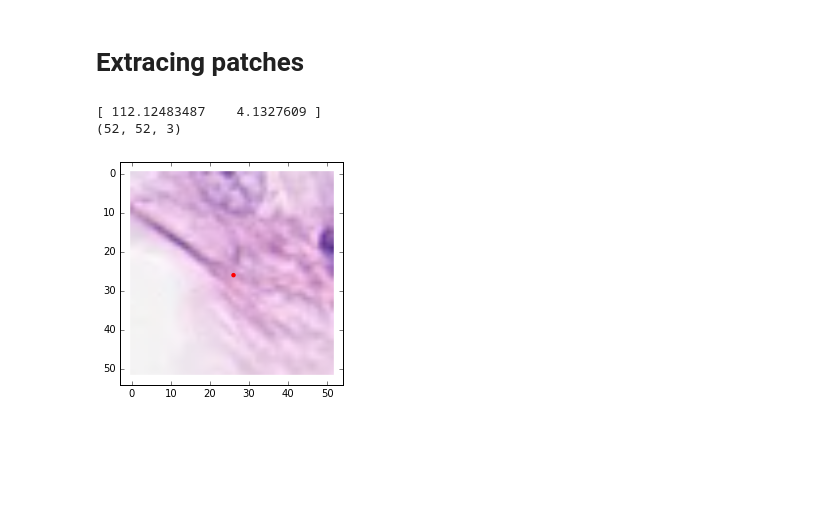
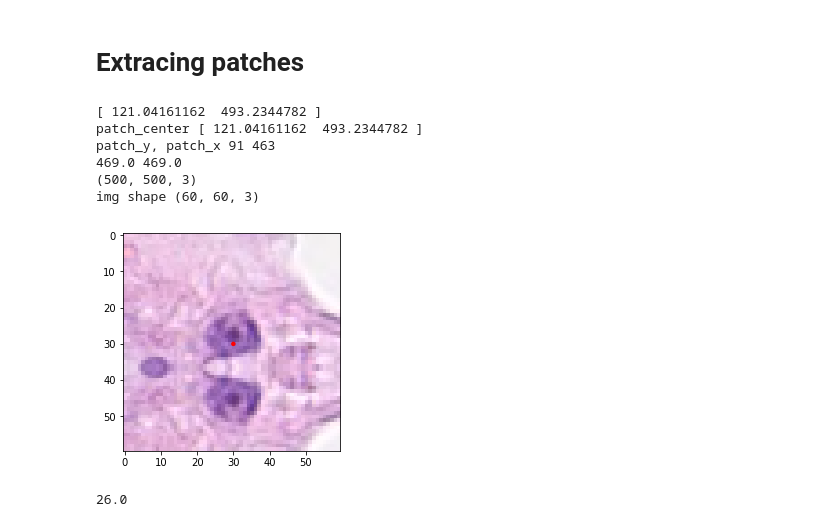
Before and after one commit to JonnyTran/nuclei-segmentation, a Jupyter notebook: notebooks/external_data_preprocessing.ipynb, the cells around one changed output. Saved outputs shown, nothing was run; the diff lists cells and outputs as text; code cells hidden in the pictures; blank space fills up the shorter version.

```diff
--- a/notebooks/external_data_preprocessing.ipynb
+++ b/notebooks/external_data_preprocessing.ipynb
@@ -31,32 +38,38 @@ plt.show()
 def extract_patch(image, patch_center, patch_size=(52,52)):
     patch_y = int(patch_center[0] - patch_size[0]/2)
     patch_x = int(patch_center[1] - patch_size[1]/2)
+    print("patch_center", patch_center)
+    print("patch_y, patch_x", patch_y, patch_x)
+    print(image.shape[0]-1-patch_size[0]/2, image.shape[1]-1-patch_size[1]/2)
+    print(image.shape)
 
-    if patch_y < 0:
-        patch_y = 0
-    elif patch_y > image.shape[0]-1-patch_size[0]/2:
-        patch_y = image.shape[0]-1-patch_size[0]/2
-        print "!!", patch_y
-
-    if patch_x < 0:
-        patch_x = 0
-    elif patch_x > image.shape[1]-1-patch_size[1]/2:
-        patch_x = image.shape[1]-1-patch_size[1]/2
-        print "!!", patch_x
-
+    if patch_y < 0 or patch_x < 0 or patch_y > image.shape[0]-1-patch_size[0] or patch_x > image.shape[1]-1-patch_size[1]:
+        image = np.lib.pad(image, ((int(patch_size[0]/2), int(patch_size[1]/2)),
+                                 (int(patch_size[0]/2), int(patch_size[1]/2)),
+                                 (0,0)), 'symmetric')
+        patch_x += int(patch_size[1]/2)
+        patch_y += int(patch_size[0]/2)
 
     patch_image = image[patch_x:patch_x+patch_size[0], patch_y:patch_y+patch_size[1]]
     return patch_image
 # %%
-patch_size = (52,52)
-pos = m1["detection"][0]
-print pos
+patch_size = (60, 60)
+pos = m4["detection"][4]
+print(pos)
 im_patch = extract_patch(im, pos, patch_size=patch_size)
 implot = plt.imshow(im_patch)
-print im_patch.shape
+print("img shape", im_patch.shape)
 plt.scatter(x=patch_size[0]/2, y=patch_size[1]/2, c='r', s=20, edgecolors='')
 plt.show()
 # %% [output]
-[ 112.12483487    4.1327609 ]
-(52, 52, 3)
+[ 121.04161162  493.2344782 ]
+patch_center [ 121.04161162  493.2344782 ]
+patch_y, patch_x 91 463
+469.0 469.0
+(500, 500, 3)
+img shape (60, 60, 3)
-[figure, old version]
+[figure, new version]
+# %%
+52/2
+# %% [output]
+26.0
```
Also changed, not shown: parts of 3 cells of this notebook, 2 other files.
